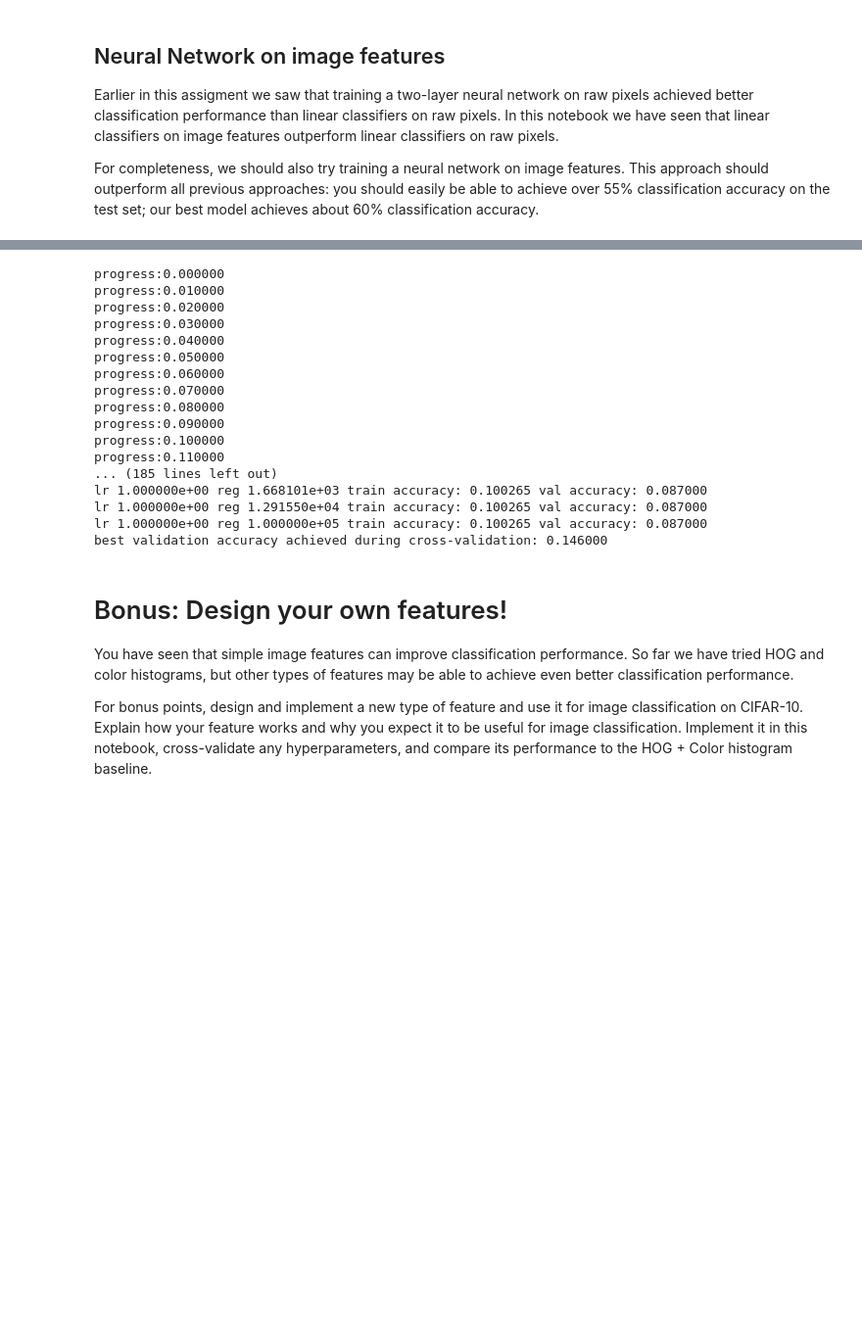
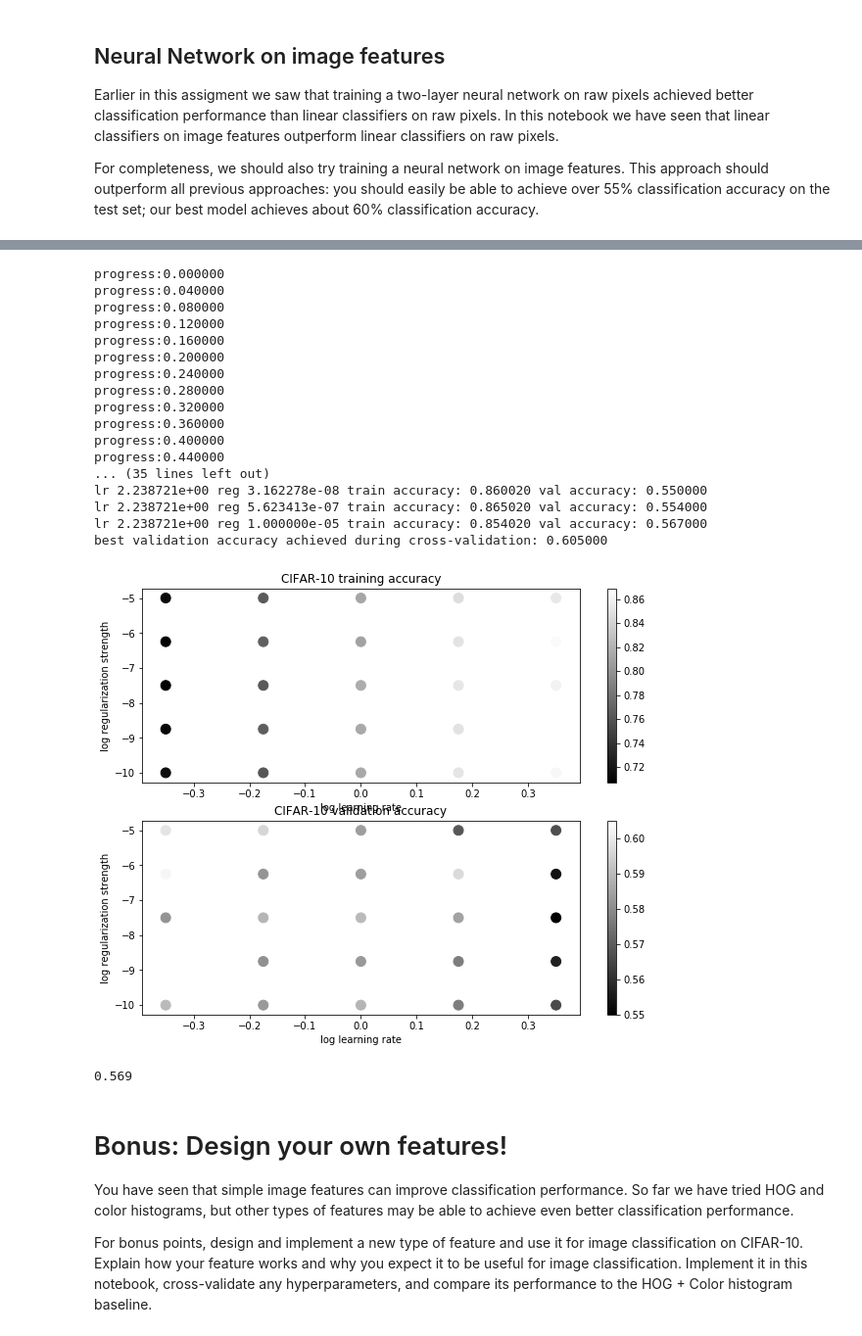
Before and after one commit to johnding1996/COMP4901J, a Jupyter notebook: assignment1/features.ipynb, the cells around one changed output, grey strips where cells are left out. Shown at 98% size. Saved outputs shown, nothing was run; the diff lists cells and outputs as text; code cells hidden in the pictures; blank space fills up the shorter version.

```diff
--- a/assignment1/features.ipynb
+++ b/assignment1/features.ipynb
@@ -224,12 +226,12 @@ best_net = None
 import numpy
 numpy.seterr(over='ignore', divide='ignore', invalid='ignore')
 best_val = 0
-learning_rates_log = [-10, 0]
-regularization_strengths_log = [-3, 2]
+learning_rates_log = [-0.35, 0.35]
+regularization_strengths_log = [-10, -5]
 results = {}
 count = 0
-iter_l = 2
-iter_r = 2
+iter_l =5
+iter_r = 5
 for l in np.logspace(learning_rates_log[0], learning_rates_log[1], iter_l):
     for r in np.logspace(regularization_strengths_log[0], regularization_strengths_log[1], iter_r):
         print("progress:%f" % (count / (iter_l * iter_r)))
@@ -237,8 +239,8 @@ for l in np.logspace(learning_rates_log[0], learning_rates_log[1], iter_l):
         net = TwoLayerNet(input_dim, hidden_dim, num_classes)
 
         # Train the network
-        stats = net.train(X_train_feats, y_train, X_val_feats, y_val, num_iters=2000, batch_size=200,
-                    learning_rate=l, learning_rate_decay=0.95, reg=r)
+        stats = net.train(X_train_feats, y_train, X_val_feats, y_val, num_iters=2000, batch_size=250,
+                    learning_rate=l, learning_rate_decay=0.92, reg=r)
         y_train_pred = net.predict(X_train_feats)
         acc_train = np.mean(y_train == y_train_pred)
         y_val_pred = net.predict(X_val_feats)
@@ -258,28 +260,57 @@ print ('best validation accuracy achieved during cross-validation: %f' % best_va
 ################################################################################
 # %% [output]
 progress:0.000000
-progress:0.010000
-progress:0.020000
-progress:0.030000
 progress:0.040000
-progress:0.050000
-progress:0.060000
-progress:0.070000
 progress:0.080000
-progress:0.090000
-progress:0.100000
-progress:0.110000
-... (185 lines left out)
-lr 1.000000e+00 reg 1.668101e+03 train accuracy: 0.100265 val accuracy: 0.087000
-lr 1.000000e+00 reg 1.291550e+04 train accuracy: 0.100265 val accuracy: 0.087000
-lr 1.000000e+00 reg 1.000000e+05 train accuracy: 0.100265 val accuracy: 0.087000
-best validation accuracy achieved during cross-validation: 0.146000
+progress:0.120000
+progress:0.160000
+progress:0.200000
+progress:0.240000
+progress:0.280000
+progress:0.320000
+progress:0.360000
+progress:0.400000
+progress:0.440000
+... (35 lines left out)
+lr 2.238721e+00 reg 3.162278e-08 train accuracy: 0.860020 val accuracy: 0.550000
+lr 2.238721e+00 reg 5.623413e-07 train accuracy: 0.865020 val accuracy: 0.554000
+lr 2.238721e+00 reg 1.000000e-05 train accuracy: 0.854020 val accuracy: 0.567000
+best validation accuracy achieved during cross-validation: 0.605000
+# %%
+# Visualize the cross-validation results
+import math
+x_scatter = [math.log10(x[0]) for x in results]
+y_scatter = [math.log10(x[1]) for x in results]
+
+# plot training accuracy
+marker_size = 100
+colors = [results[x][0] for x in results]
+plt.subplot(2, 1, 1)
+plt.scatter(x_scatter, y_scatter, marker_size, c=colors)
+plt.colorbar()
+plt.xlabel('log learning rate')
+plt.ylabel('log regularization strength')
+plt.title('CIFAR-10 training accuracy')
+
+# plot validation accuracy
+colors = [results[x][1] for x in results] # default size of markers is 20
+plt.subplot(2, 1, 2)
+plt.scatter(x_scatter, y_scatter, marker_size, c=colors)
+plt.colorbar()
+plt.xlabel('log learning rate')
+plt.ylabel('log regularization strength')
+plt.title('CIFAR-10 validation accuracy')
+plt.show()
+# %% [output]
+[figure, added]
 # %%
 # Run your neural net classifier on the test set. You should be able to
 # get more than 55% accuracy.
 
 test_acc = (net.predict(X_test_feats) == y_test).mean()
 print(test_acc)
+# %% [output]
+0.569
 # %% [markdown]
 # Bonus: Design your own features!
 
```
Also changed, not shown: parts of 2 cells of this notebook, 1 other file.
